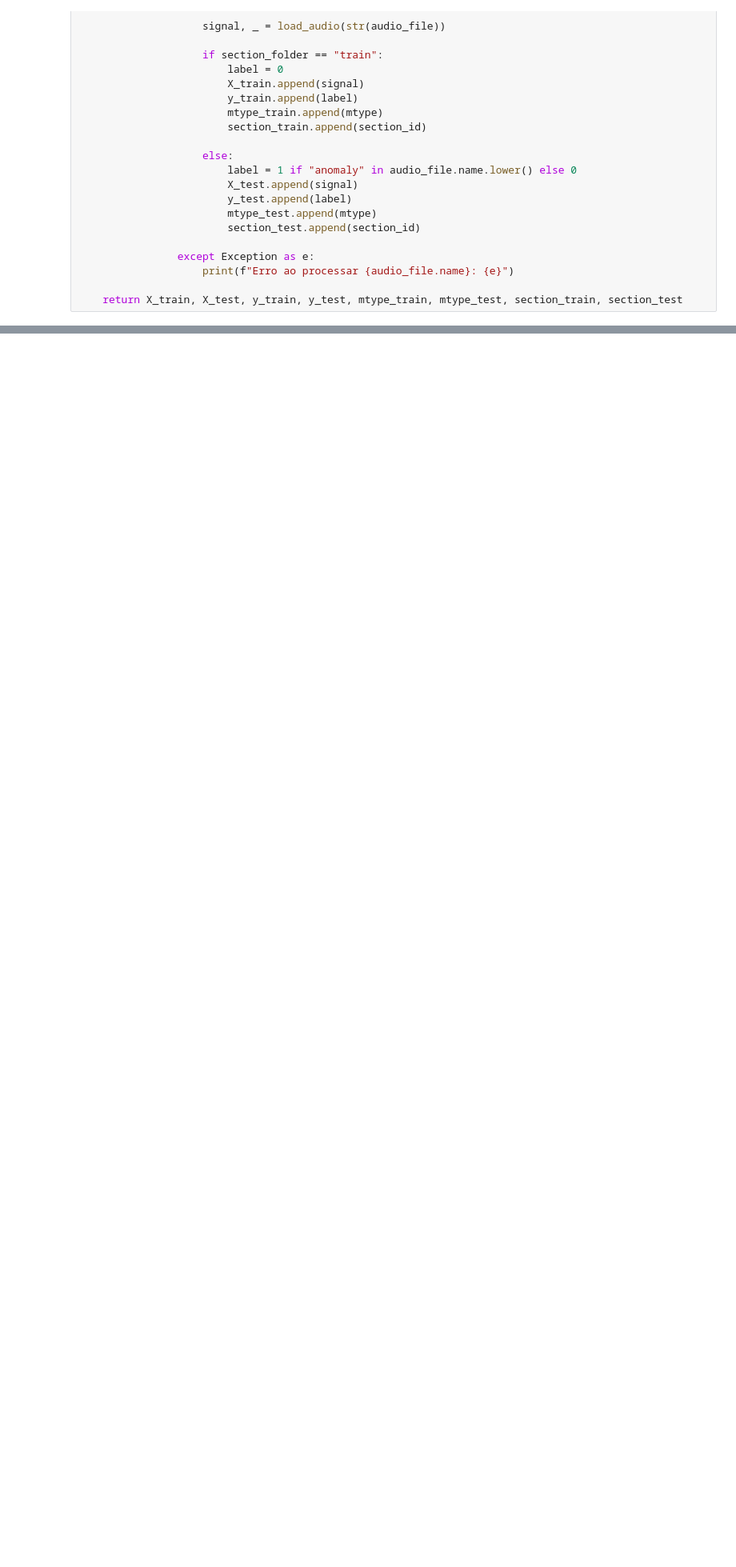
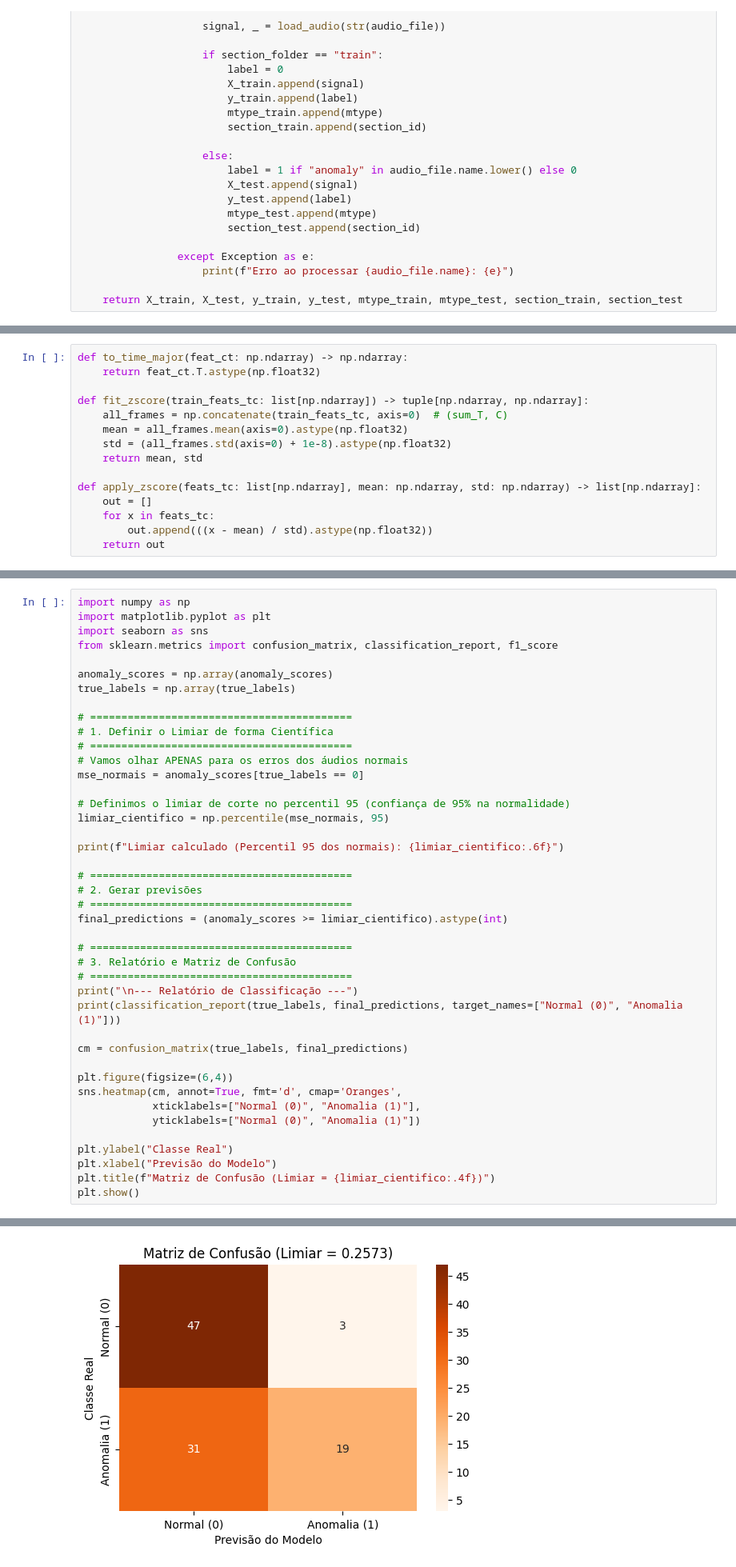
Before and after one commit to MarquesLazaro/NCIA_Trabalho_2, a Jupyter notebook: src/main2.ipynb, the cells around one changed output, grey strips where cells are left out. Shown at 80% size. Drawn from its saved outputs; the diff is of its cells as text; blank space fills up the shorter version.

```diff
--- a/src/main2.ipynb
+++ b/src/main2.ipynb
@@ -366,0 +363,15 @@ KeyboardInterrupt:
+# %%
+def to_time_major(feat_ct: np.ndarray) -> np.ndarray:
+    return feat_ct.T.astype(np.float32)
+
+def fit_zscore(train_feats_tc: list[np.ndarray]) -> tuple[np.ndarray, np.ndarray]:
+    all_frames = np.concatenate(train_feats_tc, axis=0)  # (sum_T, C)
+    mean = all_frames.mean(axis=0).astype(np.float32)
+    std = (all_frames.std(axis=0) + 1e-8).astype(np.float32)
+    return mean, std
+
+def apply_zscore(feats_tc: list[np.ndarray], mean: np.ndarray, std: np.ndarray) -> list[np.ndarray]:
+    out = []
+    for x in feats_tc:
+        out.append(((x - mean) / std).astype(np.float32))
+    return out
@@ -366,0 +564,43 @@ KeyboardInterrupt:
+# %%
+import numpy as np
+import matplotlib.pyplot as plt
+import seaborn as sns
+from sklearn.metrics import confusion_matrix, classification_report, f1_score
+
+anomaly_scores = np.array(anomaly_scores)
+true_labels = np.array(true_labels)
+
+# ==========================================
+# 1. Definir o Limiar de forma Científica
+# ==========================================
+# Vamos olhar APENAS para os erros dos áudios normais
+mse_normais = anomaly_scores[true_labels == 0]
+
+# Definimos o limiar de corte no percentil 95 (confiança de 95% na normalidade)
+limiar_cientifico = np.percentile(mse_normais, 95)
+
+print(f"Limiar calculado (Percentil 95 dos normais): {limiar_cientifico:.6f}")
+
+# ==========================================
+# 2. Gerar previsões
+# ==========================================
+final_predictions = (anomaly_scores >= limiar_cientifico).astype(int)
+
+# ==========================================
+# 3. Relatório e Matriz de Confusão
+# ==========================================
+print("\n--- Relatório de Classificação ---")
+print(classification_report(true_labels, final_predictions, target_names=["Normal (0)", "Anomalia (1)"]))
+
+cm = confusion_matrix(true_labels, final_predictions)
+
+plt.figure(figsize=(6,4))
+sns.heatmap(cm, annot=True, fmt='d', cmap='Oranges',
+            xticklabels=["Normal (0)", "Anomalia (1)"],
+            yticklabels=["Normal (0)", "Anomalia (1)"])
+
+plt.ylabel("Classe Real")
+plt.xlabel("Previsão do Modelo")
+plt.title(f"Matriz de Confusão (Limiar = {limiar_cientifico:.4f})")
+plt.show()
+# %% [output]
@@ -366,0 +618 @@ KeyboardInterrupt:
+[figure, added]
```
Also changed, not shown: parts of 20 cells of this notebook, 1 other file.
